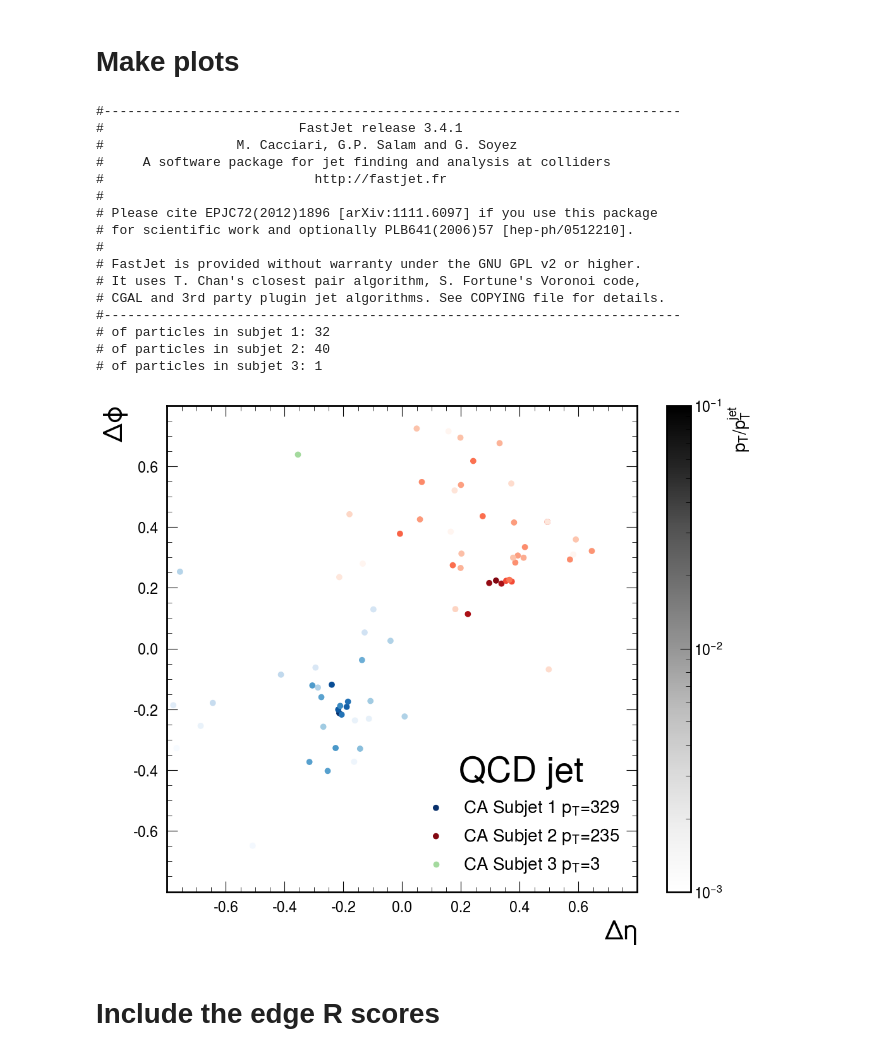
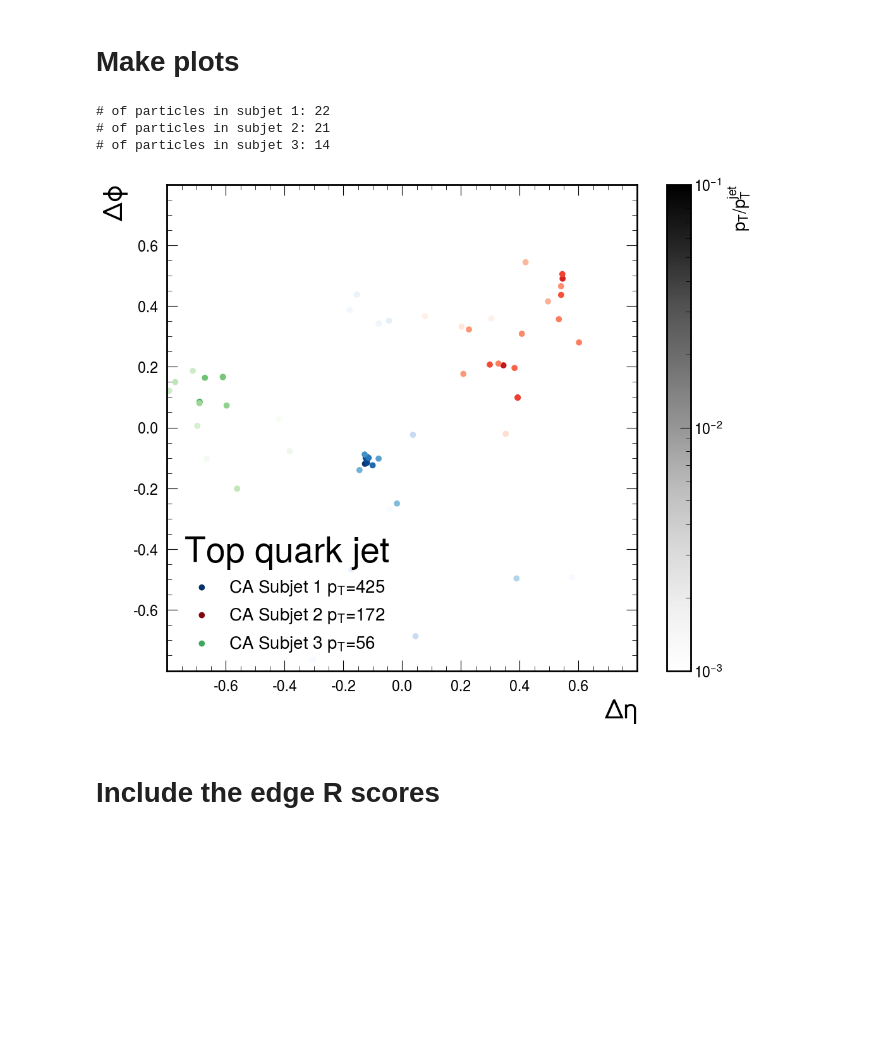
Before and after one commit to usatlas-ml-training/lbnl-2023, a Jupyter notebook: top_tagging_gnn/explain.ipynb, the cells around one changed output. Cells and saved outputs as stored; diff of their text form; code cells hidden in the pictures; blank space fills up the shorter version.

```diff
--- a/top_tagging_gnn/explain.ipynb
+++ b/top_tagging_gnn/explain.ipynb
@@ -162,26 +162,15 @@ def plot_jet(jet_index):
     ax.tick_params(pad=10, left=True, bottom=True, labelleft=True, labelbottom=True)
     plt.show()
 # %%
-jet_index = 4
+jet_index = 1 # top
+# jet_index = 4 # QCD
+
 plot_jet(jet_index)
 # %% [output]
-#--------------------------------------------------------------------------
-#                         FastJet release 3.4.1
-#                 M. Cacciari, G.P. Salam and G. Soyez
-#     A software package for jet finding and analysis at colliders
-#                           http://fastjet.fr
-#
-# Please cite EPJC72(2012)1896 [arXiv:1111.6097] if you use this package
-# for scientific work and optionally PLB641(2006)57 [hep-ph/0512210].
-#
-# FastJet is provided without warranty under the GNU GPL v2 or higher.
-# It uses T. Chan's closest pair algorithm, S. Fortune's Voronoi code,
-# CGAL and 3rd party plugin jet algorithms. See COPYING file for details.
-#--------------------------------------------------------------------------
-# of particles in subjet 1: 32
-# of particles in subjet 2: 40
-# of particles in subjet 3: 1
+# of particles in subjet 1: 22
+# of particles in subjet 2: 21
+# of particles in subjet 3: 14
-[figure, old version]
+[figure, new version]
 # %% [markdown]
 # Include the edge R scores
 # %%
```
Also changed, not shown: parts of 3 cells of this notebook, 1 other file.
